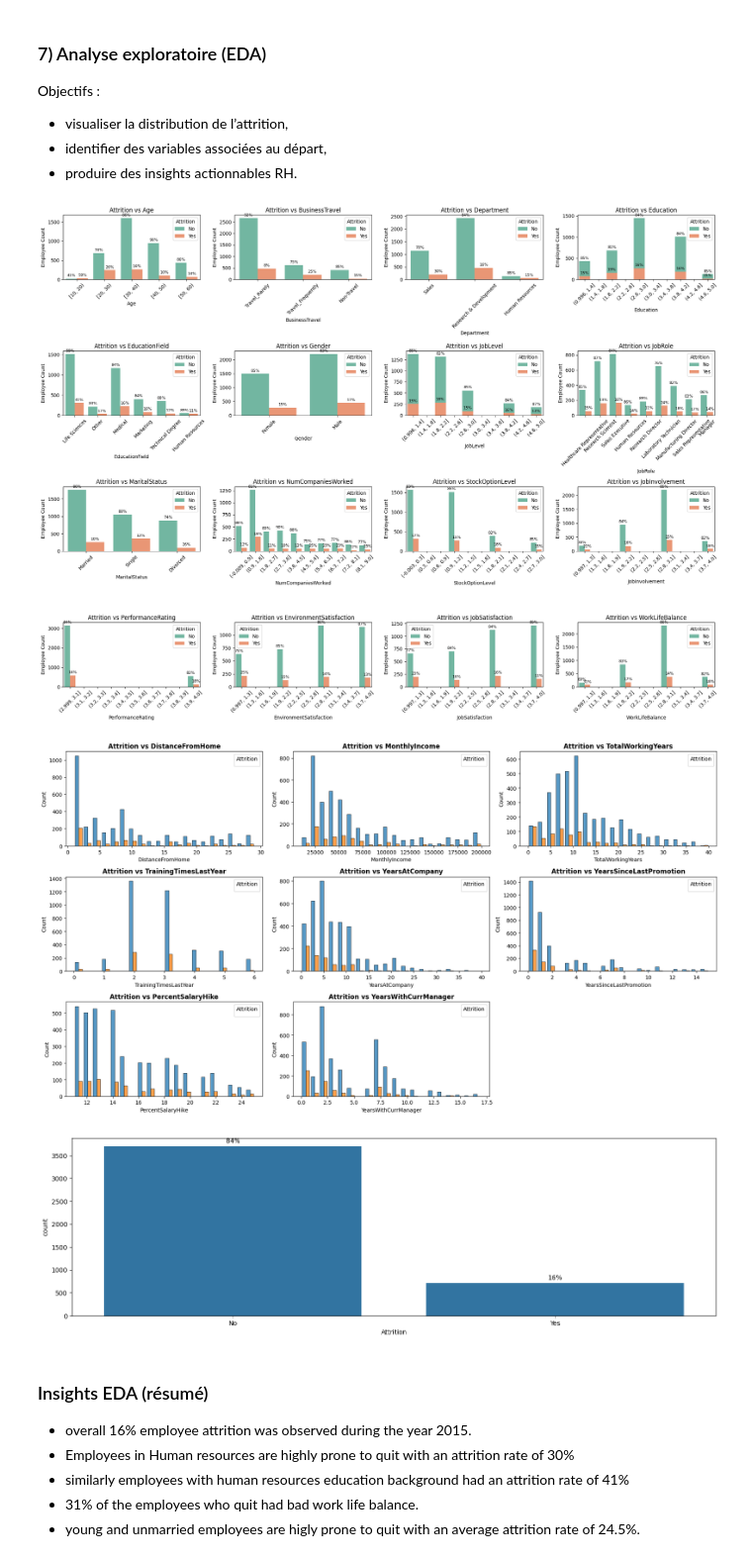
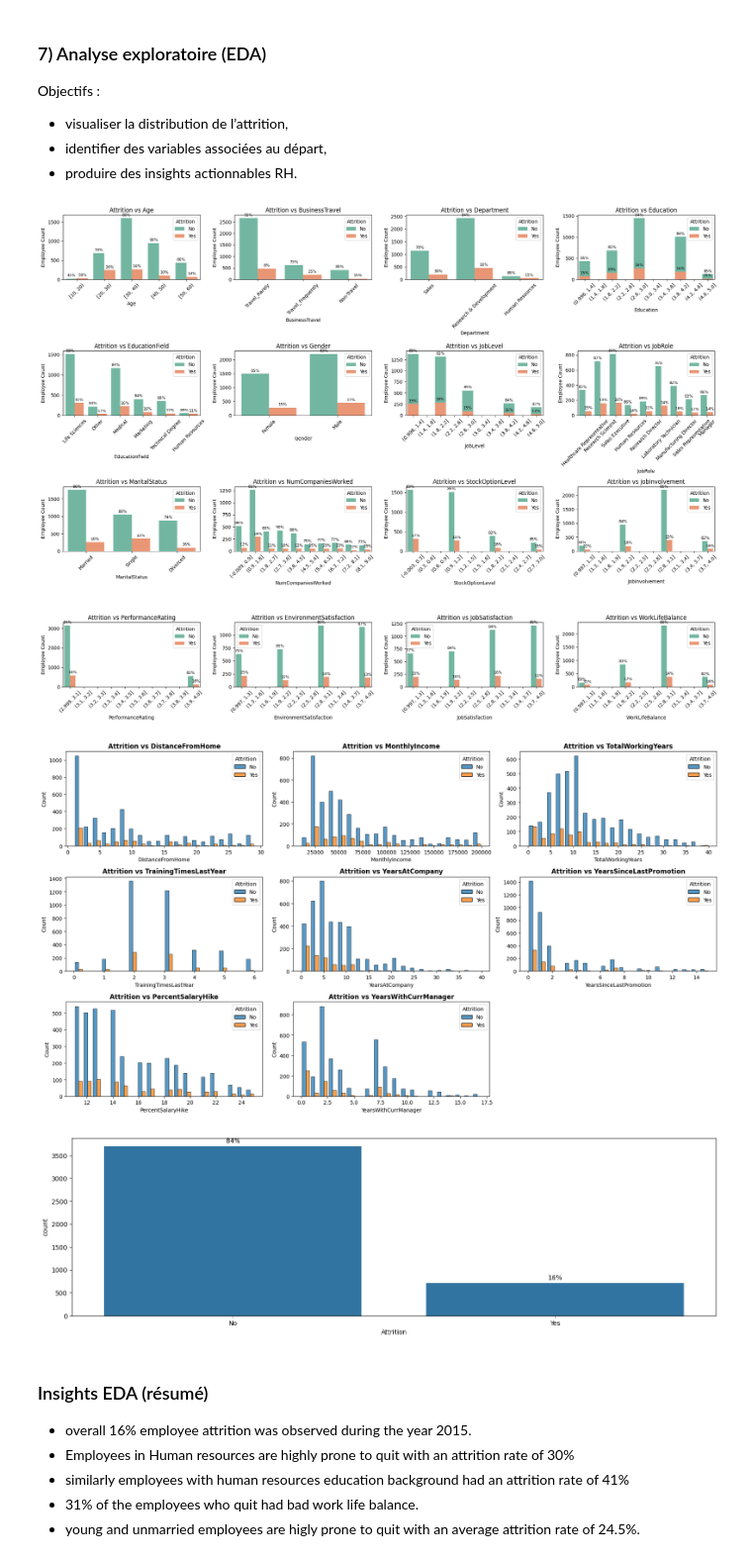
Before and after one commit to ChachURSS/IA-A3, a Jupyter notebook: livrables/proj.ipynb, the cells around one changed output. Shown at 99% size. Drawn from its saved outputs; the diff is of its cells as text; code cells hidden in the pictures.

```diff
--- a/livrables/proj.ipynb
+++ b/livrables/proj.ipynb
@@ -327,6 +335,8 @@ Objectifs :
 # put remaining continuous features in a list
 continuous_features = ['DistanceFromHome','MonthlyIncome','TotalWorkingYears','TrainingTimesLastYear', 'YearsAtCompany',
 'YearsSinceLastPromotion','PercentSalaryHike','YearsWithCurrManager','mean_time']
+
+
 
 df_eda = df.copy()
 df_eda["Age"] = pd.cut(df_eda["Age"], range(10, 70, 10), right=False)
@@ -462,35 +472,34 @@ for i in range(3):
             ax=ax[i][j]
         )
 
         ax[i][j].set_xlabel(feat)
         ax[i][j].set_ylabel('Count')
-        ax[i][j].legend(title='Attrition')
 
         index += 1
 
 plt.tight_layout()
 plt.show()
 
 plt.figure(figsize=(18,5))
 
 ax = sns.countplot(x="Attrition", data=df_eda, order=["No","Yes"])  # optionnel: ordre
 
 total = sum(p.get_height() for p in ax.patches)
 
 for p in ax.patches:
     h = p.get_height()
     ax.text(
         p.get_x() + p.get_width()/2,
         h + 0.01*total,                 # petit offset automatique
         f"{h/total:.0%}",
         ha="center",
         va="bottom"
     )
 
 plt.show()
 # %% [output]
 [figure]
-[figure, old version]
+[figure, new version]
 [figure]
 # %% [markdown]
 ### Insights EDA (résumé)
```
Also changed, not shown: parts of 7 cells of this notebook.
